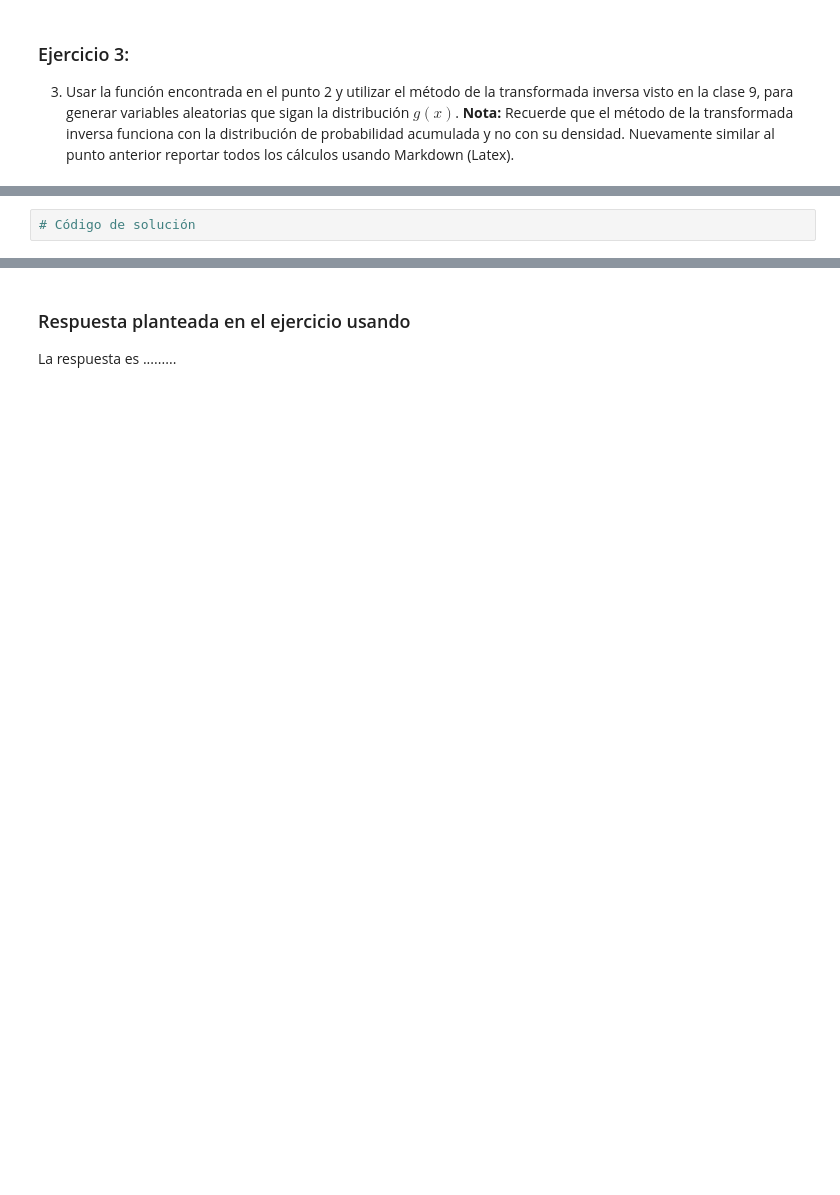
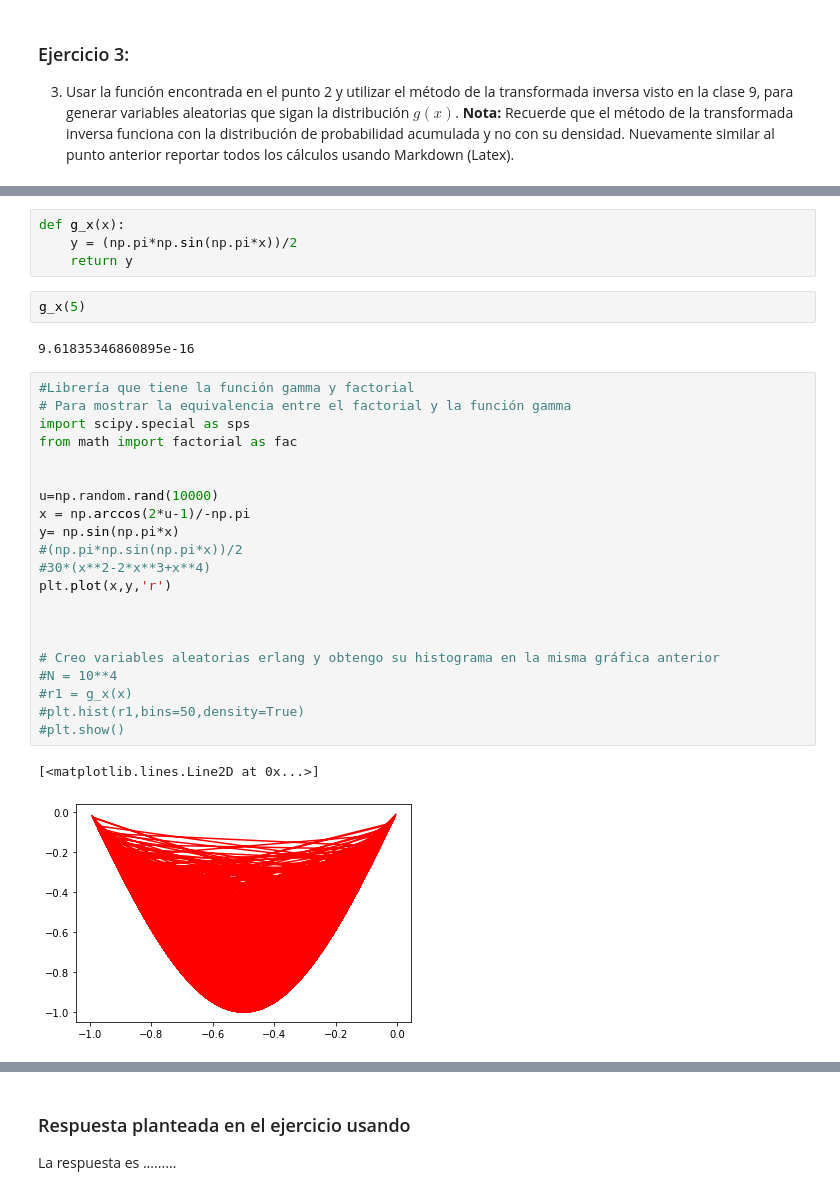
Before and after one commit to anapaugiusti/Tarea6_AnaGiusti_BrunoPimentel, a Jupyter notebook: Tarea_6.ipynb, the cells around one changed output, grey strips where cells are left out. Saved outputs shown, nothing was run; the diff lists cells and outputs as text; blank space fills up the shorter version.

```diff
--- a/Tarea_6.ipynb
+++ b/Tarea_6.ipynb
@@ -97,5 +104,35 @@ def m_aleatorias(n):
 ### Ejercicio 4:
 4. Según el punto 3, generar 10000 puntos aleatorios que sigan la distribución $g(x)$ y comparar con su histograma para validar que los puntos generados siguen la distribución deseada. El resultado debe ser como sigue:
 ![imagen.png](attachment:imagen.png)
-# %%
-# Código de solución
+# %%
+def g_x(x):
+    y = (np.pi*np.sin(np.pi*x))/2
+    return y
+# %%
+g_x(5)
+# %% [output]
+9.61835346860895e-16
+# %%
+#Librería que tiene la función gamma y factorial
+# Para mostrar la equivalencia entre el factorial y la función gamma
+import scipy.special as sps
+from math import factorial as fac
+
+
+u=np.random.rand(10000)
+x = np.arccos(2*u-1)/-np.pi
+y= np.sin(np.pi*x)
+#(np.pi*np.sin(np.pi*x))/2
+#30*(x**2-2*x**3+x**4)
+plt.plot(x,y,'r')
+
+
+
+# Creo variables aleatorias erlang y obtengo su histograma en la misma gráfica anterior
+#N = 10**4
+#r1 = g_x(x)
+#plt.hist(r1,bins=50,density=True)
+#plt.show()
+# %% [output]
+[<matplotlib.lines.Line2D at 0x...>]
+[figure, added]
```
Also changed, not shown: parts of 6 cells of this notebook.
